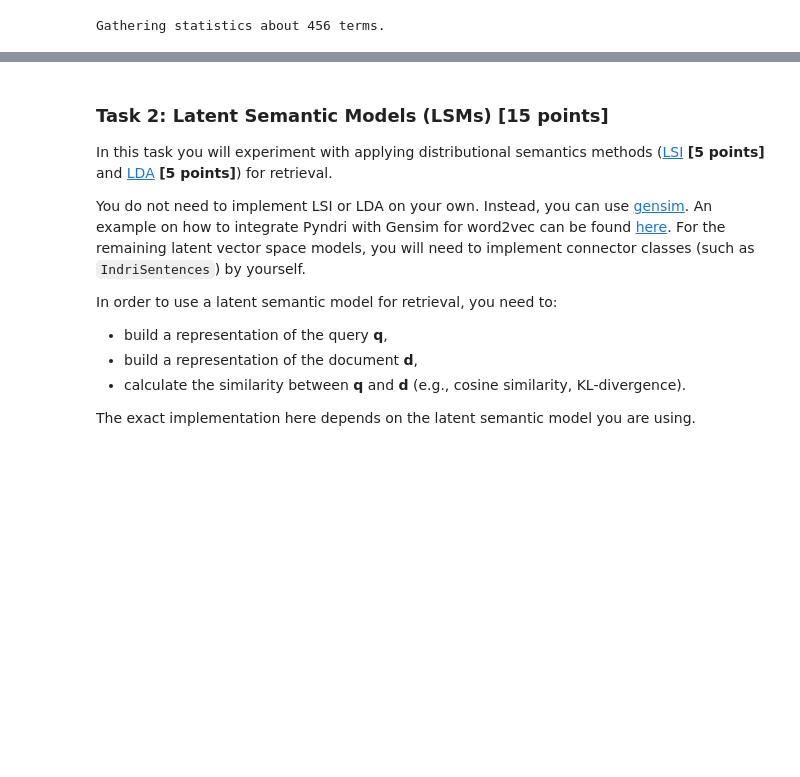
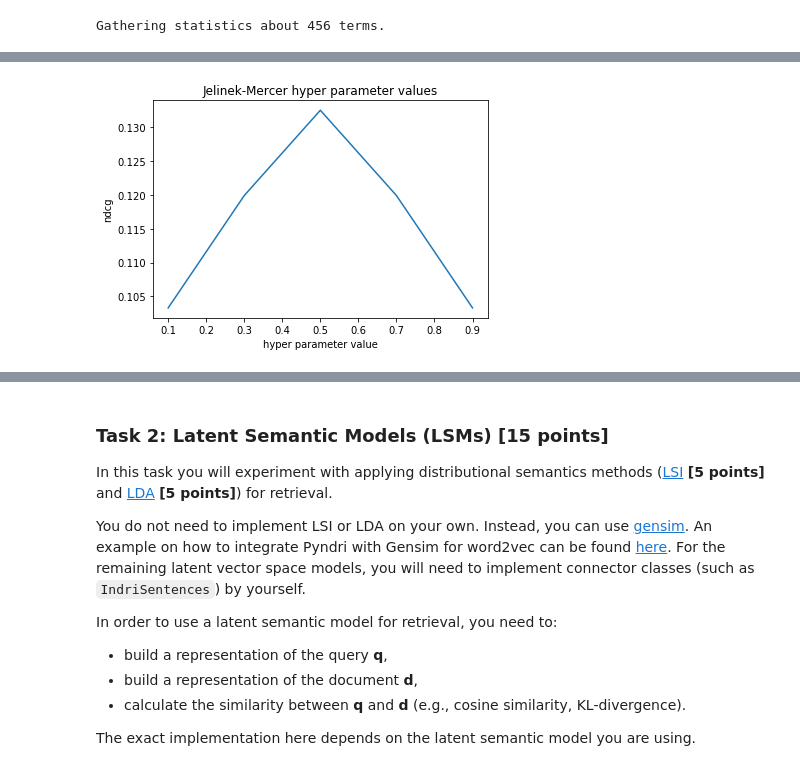
Before and after one commit to DAAAAAAAAAAAAAAAAN/IR1HW2, a Jupyter notebook: assignment-Task1.ipynb, the cells around one changed output, grey strips where cells are left out. Saved outputs shown, nothing was run; the diff lists cells and outputs as text; code cells hidden in the pictures; blank space fills up the shorter version.

```diff
--- a/assignment-Task1.ipynb
+++ b/assignment-Task1.ipynb
@@ -574,0 +700,25 @@ def PLM(queries, int_doc_id, kernel_function, sigma=50, mu = 500):
+# %%
+import matplotlib.pyplot as plt
+import subprocess
+
+def plot_parameter_values(model_name, params):
+
+    ndcgs = []
+    for param in params:
+        file_name = model_name + '_' + str(param) + '.run'
+
+        ev_methods = '(ndcg_cut_10\W+all)'
+        qrel_set = 'ap_88_89/qrel_validation'
+        cmd = '/Users/basaktugceeskili/trec_eval/trec_eval -m all_trec -q "' + qrel_set + '" "' + file_name + '" | grep -E "' + ev_methods + '"'
+        ndcg = float(subprocess.check_output(cmd, shell=True).decode('utf-8').split('\t')[2].strip())
+        ndcgs += [ndcg]
+
+    plt.title(model_name + ' hyper parameter values')
+    plt.plot(params, ndcgs)
+    plt.xlabel('hyper parameter value')
+    plt.ylabel('ndcg')
+    plt.show()
+
+plot_parameter_values('Jelinek-Mercer', [0.1,0.3, 0.5, 0.7, 0.9])
+# %% [output]
+[figure, added]
```
Also changed, not shown: parts of 20 cells of this notebook.
